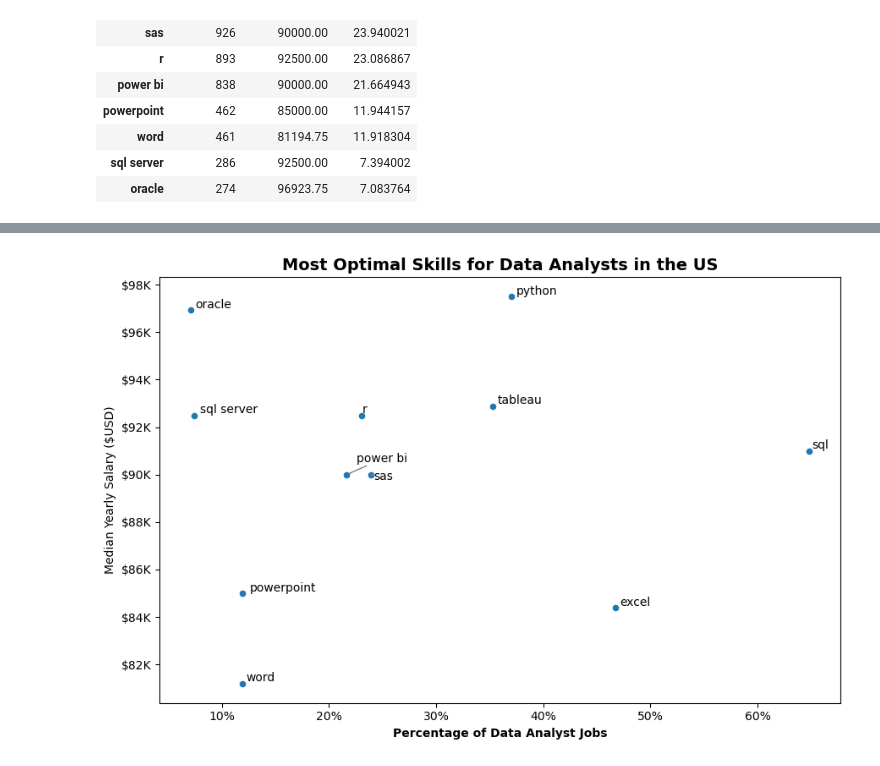
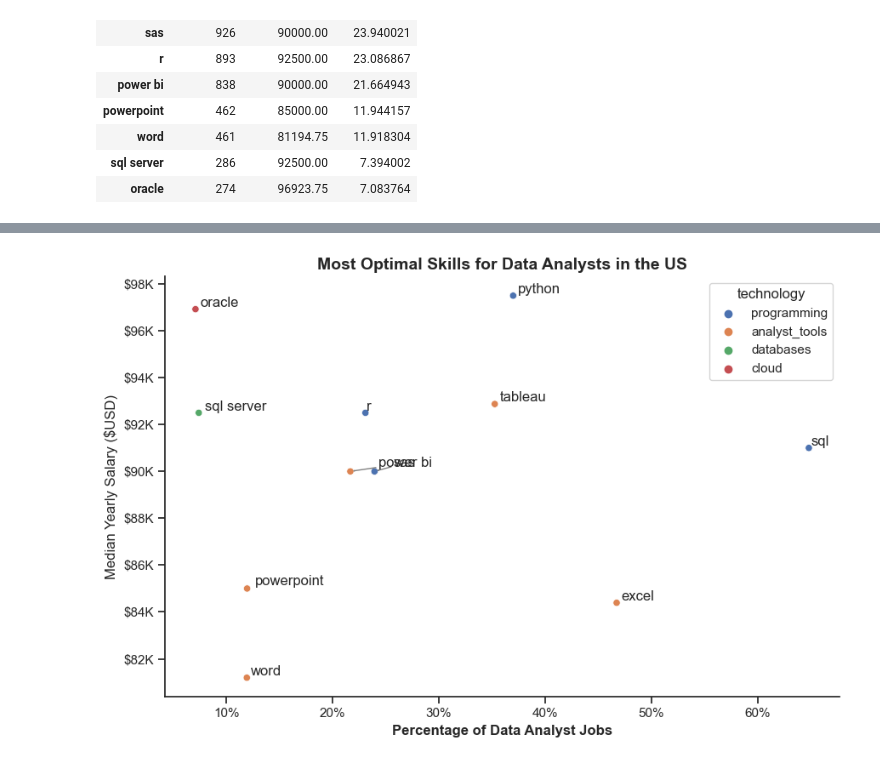
Before and after one commit to Majeed4L9/DATA-JOBS, a Jupyter notebook: PROJECT_1/5_Optimal_Skills.ipynb, the cells around one changed output, grey strips where cells are left out. Drawn from its saved outputs; the diff is of its cells as text; code cells hidden in the pictures.

```diff
--- a/PROJECT_1/5_Optimal_Skills.ipynb
+++ b/PROJECT_1/5_Optimal_Skills.ipynb
@@ -33,3 +33,27 @@ def clean_list(skill_clean):
     return ast.literal_eval(skill_clean)
 # %%
 df['job_skills'] = df['job_skills'].apply(clean_list)
+# %%
+df_technology = df['job_type_skills'].copy()
+
+df_technology = df_technology.drop_duplicates()
+
+df_technology = df_technology.dropna()
+
+technology_dict = {}
+for row in df_technology:
+    row_dict = ast.literal_eval(row)
+    for key, value in row_dict.items():
+        if key in technology_dict:
+            technology_dict[key] += value
+        else:
+            technology_dict[key] = value
+
+for key, value in technology_dict.items():
+    technology_dict[key] = list(set(value))
+# %%
+df_technology = pd.DataFrame(list(technology_dict.items()), columns = ['technology', 'skills'])
+
+df_technology = df_technology.explode('skills')
+
+df_technology
@@ -67,3 +105,7 @@ df_DA_skills_high_demand
 | word | 461 | 81194.75 | 11.918304 |
 | sql server | 286 | 92500.00 | 7.394002 |
 | oracle | 274 | 96923.75 | 7.083764 |
+# %%
+df_plot = df_DA_skills_high_demand.merge(df_technology, left_on = 'job_skills', right_on = 'skills')
+
+df_plot
@@ -70,23 +126,26 @@ df_DA_skills_high_demand
 # %%
 from adjustText import adjust_text
 from matplotlib.ticker import PercentFormatter
 
-df_DA_skills_high_demand.plot(kind = 'scatter', x = 'skill_percent', y = 'median_salary', figsize = (9,6))
+plt.figure(figsize = (9, 6))
+sns.scatterplot(data = df_plot, x = 'skill_percent', y = 'median_salary', hue = 'technology')
+sns.set_theme(style = 'ticks')
+sns.despine()
 
 texts = []
 for i, txt in enumerate(df_DA_skills_high_demand.index):
     texts.append(plt.text(df_DA_skills_high_demand['skill_percent'].iloc[i], df_DA_skills_high_demand['median_salary'].iloc[i], txt))
 
 adjust_text(texts, arrowprops = dict(arrowstyle = '->', color = 'gray'))
 
 plt.gca().yaxis.set_major_formatter(plt.FuncFormatter(lambda y, pos: f'${int(y/1000)}K'))
 plt.gca().xaxis.set_major_formatter(PercentFormatter(decimals = 0))
 
 plt.xlabel('Percentage of Data Analyst Jobs', fontweight = 'bold')
 plt.ylabel('Median Yearly Salary ($USD)')
 plt.title('Most Optimal Skills for Data Analysts in the US', fontsize = 14, fontweight = 'bold')
 
 plt.tight_layout()
 plt.show()
 # %% [output]
-[figure, old version]
+[figure, new version]
```
Also changed, not shown: parts of 2 cells of this notebook, 3 other files.
